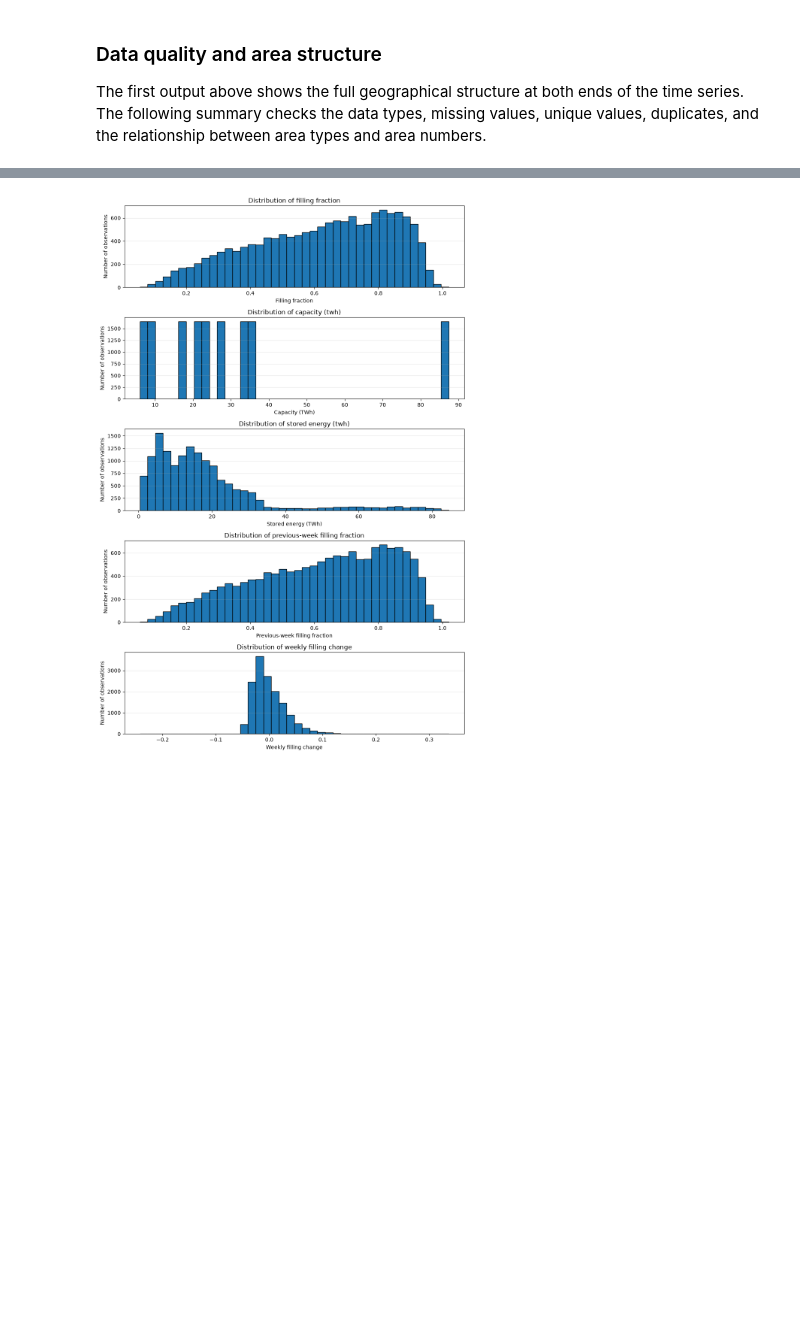
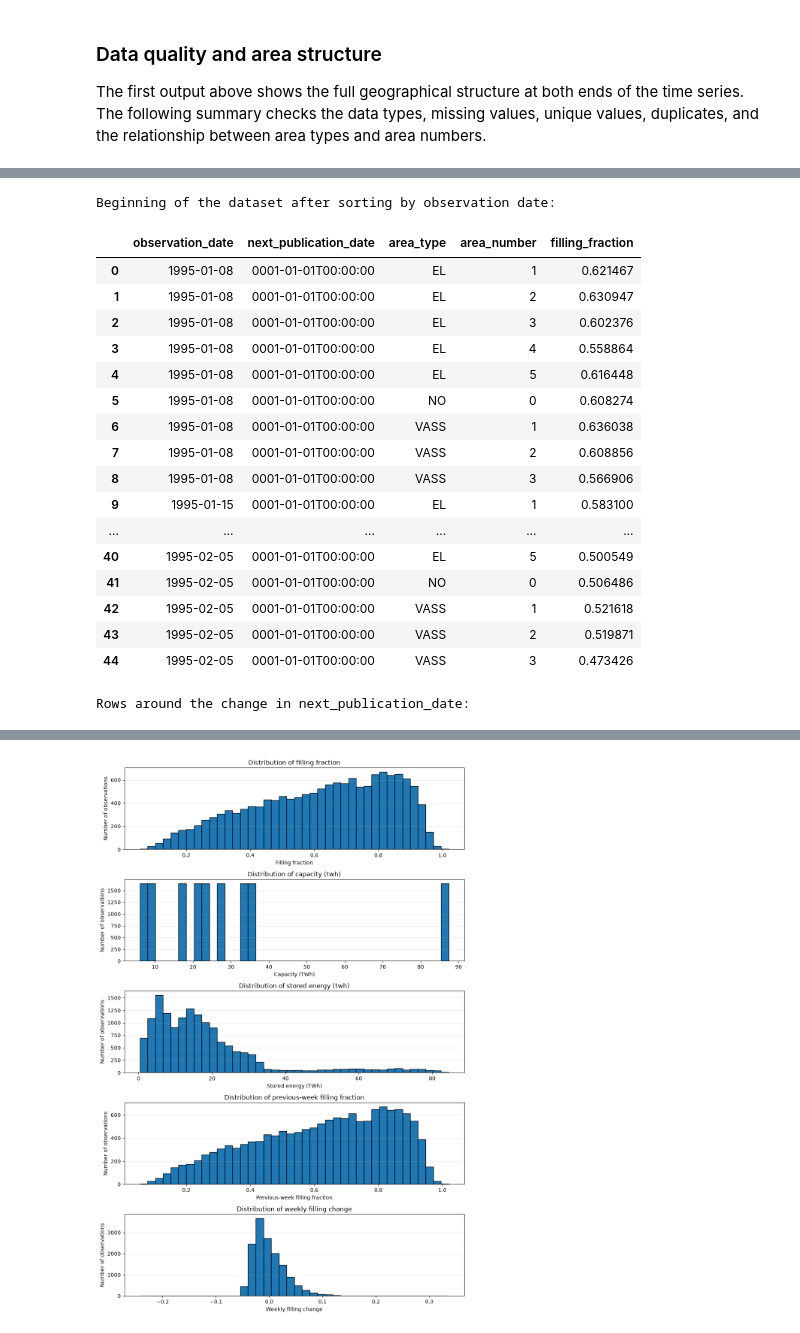
Before and after one commit to G0KU-DOTCOM/Streamlit_dashboard, a Jupyter notebook: notebooks/prosjekt_part1.ipynb, the cells around one changed output, grey strips where cells are left out. Cells and saved outputs as stored; diff of their text form; code cells hidden in the pictures; blank space fills up the shorter version.

```diff
--- a/notebooks/prosjekt_part1.ipynb
+++ b/notebooks/prosjekt_part1.ipynb
@@ -297,0 +236,80 @@ available.
+# %%
+# dato_Id was renamed to observation_date earlier. I sort the complete dataset
+# by this column so the weekly sequence becomes visible. Area type and area
+# number are used as secondary sorting columns to keep each week organized.
+sorted_reservoirs = (
+    reservoirs
+    .sort_values(["observation_date", "area_type", "area_number"])
+    .reset_index(drop=True)
+)
+
+# The publication date is repeated for the nine geographical rows belonging
+# to the same observation date. This two-column version helps me locate the
+# point where the date value changes.
+sorted_publication_dates = (
+    sorted_reservoirs[["observation_date", "next_publication_date"]]
+    .drop_duplicates()
+    .reset_index(drop=True)
+)
+
+# I locate the first row where the year-1 value is no longer present.
+first_regular_date = (
+    sorted_publication_dates["next_publication_date"]
+    .ne(year_one_date)
+    .idxmax()
+)
+
+# I first show the first five complete weeks in the sorted dataset. This makes
+# it clear that the observations begin in 1995, not in 2018.
+columns_to_show = [
+    "observation_date",
+    "next_publication_date",
+    "area_type",
+    "area_number",
+    "filling_fraction"
+]
+
+print("Beginning of the dataset after sorting by observation date:")
+with pd.option_context("display.max_rows", None):
+    display(sorted_reservoirs.loc[:44, columns_to_show])
+
+# I then create a second view around the point where the publication-date
+# value changes. Five weeks before and five weeks after give 90 actual rows.
+first_changed_observation = sorted_publication_dates.loc[
+    first_regular_date, "observation_date"
+]
+start_date = (
+    pd.to_datetime(first_changed_observation) - pd.Timedelta(weeks=5)
+).strftime("%Y-%m-%d")
+end_date = (
+    pd.to_datetime(first_changed_observation) + pd.Timedelta(weeks=4)
+).strftime("%Y-%m-%d")
+
+sorted_date_window = sorted_reservoirs.loc[
+    sorted_reservoirs["observation_date"].between(start_date, end_date),
+    columns_to_show
+]
+
+print("Rows around the change in next_publication_date:")
+with pd.option_context("display.max_rows", None):
+    display(sorted_date_window)
+# %% [output]
+Beginning of the dataset after sorting by observation date:
+|  | observation_date | next_publication_date | area_type | area_number | filling_fraction |
+| 0 | 1995-01-08 | 0001-01-01T00:00:00 | EL | 1 | 0.621467 |
+| 1 | 1995-01-08 | 0001-01-01T00:00:00 | EL | 2 | 0.630947 |
+| 2 | 1995-01-08 | 0001-01-01T00:00:00 | EL | 3 | 0.602376 |
+| 3 | 1995-01-08 | 0001-01-01T00:00:00 | EL | 4 | 0.558864 |
+| 4 | 1995-01-08 | 0001-01-01T00:00:00 | EL | 5 | 0.616448 |
+| 5 | 1995-01-08 | 0001-01-01T00:00:00 | NO | 0 | 0.608274 |
+| 6 | 1995-01-08 | 0001-01-01T00:00:00 | VASS | 1 | 0.636038 |
+| 7 | 1995-01-08 | 0001-01-01T00:00:00 | VASS | 2 | 0.608856 |
+| 8 | 1995-01-08 | 0001-01-01T00:00:00 | VASS | 3 | 0.566906 |
+| 9 | 1995-01-15 | 0001-01-01T00:00:00 | EL | 1 | 0.583100 |
+| ... | ... | ... | ... | ... | ... |
+| 40 | 1995-02-05 | 0001-01-01T00:00:00 | EL | 5 | 0.500549 |
+| 41 | 1995-02-05 | 0001-01-01T00:00:00 | NO | 0 | 0.506486 |
+| 42 | 1995-02-05 | 0001-01-01T00:00:00 | VASS | 1 | 0.521618 |
+| 43 | 1995-02-05 | 0001-01-01T00:00:00 | VASS | 2 | 0.519871 |
+| 44 | 1995-02-05 | 0001-01-01T00:00:00 | VASS | 3 | 0.473426 |
+Rows around the change in next_publication_date:
```
Also changed, not shown: parts of 12 cells of this notebook.
